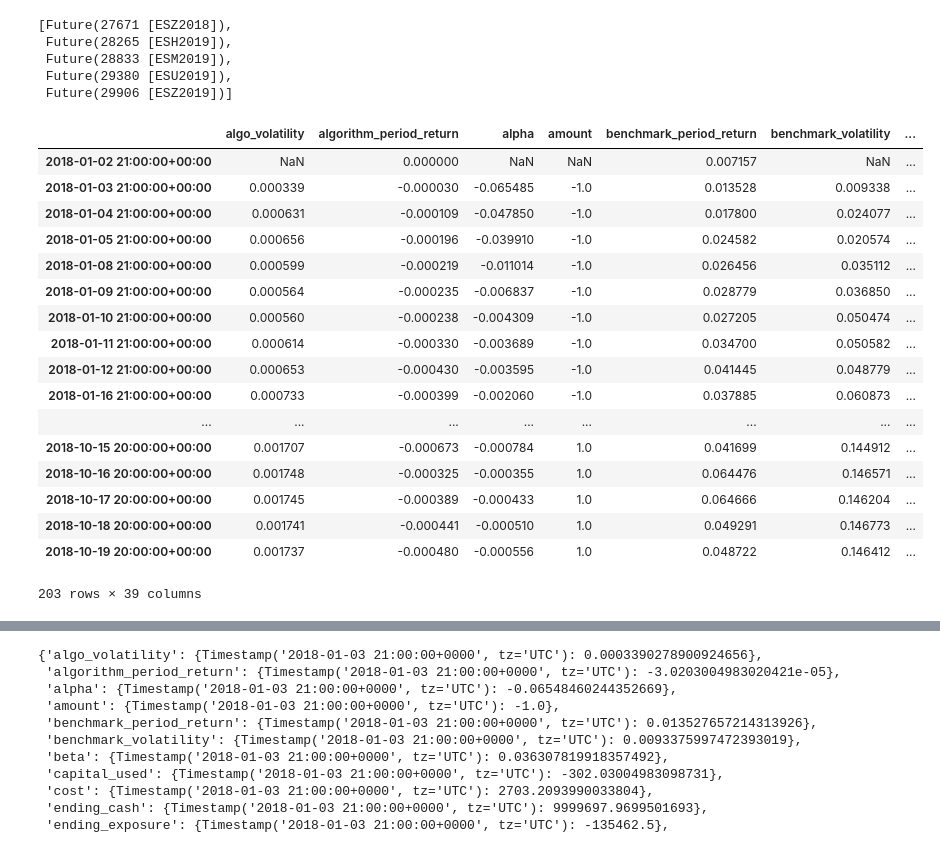
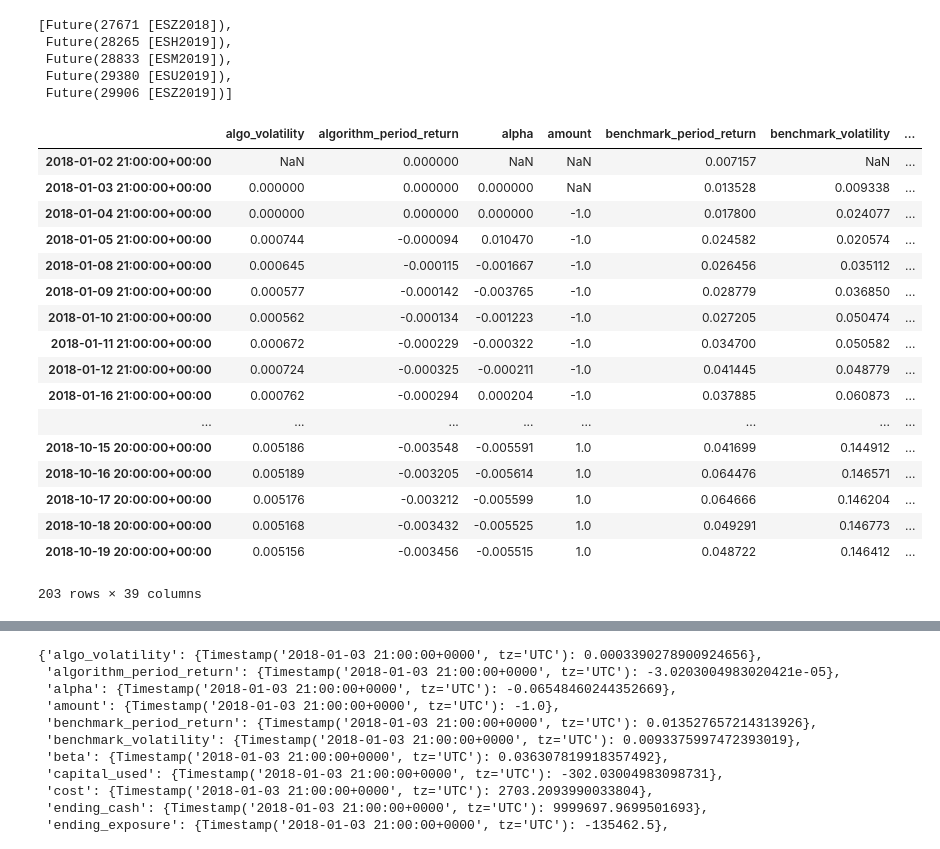
Before and after one commit to t1user/zipline, a Jupyter notebook: notebooks/futures_test_notebook_01.ipynb, the cells around one changed output, grey strips where cells are left out. Saved outputs shown, nothing was run; the diff lists cells and outputs as text; code cells hidden in the pictures.

```diff
--- a/notebooks/futures_test_notebook_01.ipynb
+++ b/notebooks/futures_test_notebook_01.ipynb
@@ -351,51 +351,57 @@ ch[-1]
  Future(29906 [ESZ2019])]
 # %%
 %%zipline --start 2018-1-1 --end 2018-10-20 -b futures
-from zipline.api import order, record, symbol, continuous_future, future_symbol
+from zipline.api import (order, record, symbol, continuous_future, future_symbol,
+                         order_target_percent, set_slippage, set_commission)
+from zipline.finance.slippage import FixedSlippage
+from zipline.finance.commission import PerTrade
 import random
 
 def initialize(context):
     context.cf = continuous_future('ES', roll='volume', adjustment='add')
     context.counter = 0
+    set_slippage(us_futures=FixedSlippage(spread=0.0))
+    set_commission(us_futures=PerTrade(0))
 
 def handle_data(context, data):
     """
     If there are no open positions, randomly buy or sell one contract. Hold for 10 days. Close-out.
     """
     if context.portfolio.positions:
         context.counter += 1
         positions = context.portfolio.positions
         asset_object = list(positions.keys())[0]
         position_object = positions[asset_object]
         record(cost = position_object.cost_basis,
                amount = position_object.amount)
         if context.counter < 10:
             return
         else:
             order(asset_object, -position_object.amount)
             context.counter = 0
     else:
         asset = data.current(context.cf, 'contract')
+        open = data.current(context.cf, 'open')
         amount = random.sample([-1, 1], 1)[0]
-        order(asset, amount)
+        order(asset, amount, limit_price=open)
 # %% [output]
 |  | algo_volatility | algorithm_period_return | alpha | amount | benchmark_period_return | benchmark_volatility | ... |
 | 2018-01-02 21:00:00+00:00 | NaN | 0.000000 | NaN | NaN | 0.007157 | NaN | ... |
-| 2018-01-03 21:00:00+00:00 | 0.000339 | -0.000030 | -0.065485 | -1.0 | 0.013528 | 0.009338 | ... |
-| 2018-01-04 21:00:00+00:00 | 0.000631 | -0.000109 | -0.047850 | -1.0 | 0.017800 | 0.024077 | ... |
-| 2018-01-05 21:00:00+00:00 | 0.000656 | -0.000196 | -0.039910 | -1.0 | 0.024582 | 0.020574 | ... |
-| 2018-01-08 21:00:00+00:00 | 0.000599 | -0.000219 | -0.011014 | -1.0 | 0.026456 | 0.035112 | ... |
-| 2018-01-09 21:00:00+00:00 | 0.000564 | -0.000235 | -0.006837 | -1.0 | 0.028779 | 0.036850 | ... |
-| 2018-01-10 21:00:00+00:00 | 0.000560 | -0.000238 | -0.004309 | -1.0 | 0.027205 | 0.050474 | ... |
-| 2018-01-11 21:00:00+00:00 | 0.000614 | -0.000330 | -0.003689 | -1.0 | 0.034700 | 0.050582 | ... |
-| 2018-01-12 21:00:00+00:00 | 0.000653 | -0.000430 | -0.003595 | -1.0 | 0.041445 | 0.048779 | ... |
-| 2018-01-16 21:00:00+00:00 | 0.000733 | -0.000399 | -0.002060 | -1.0 | 0.037885 | 0.060873 | ... |
+| 2018-01-03 21:00:00+00:00 | 0.000000 | 0.000000 | 0.000000 | NaN | 0.013528 | 0.009338 | ... |
+| 2018-01-04 21:00:00+00:00 | 0.000000 | 0.000000 | 0.000000 | -1.0 | 0.017800 | 0.024077 | ... |
+| 2018-01-05 21:00:00+00:00 | 0.000744 | -0.000094 | 0.010470 | -1.0 | 0.024582 | 0.020574 | ... |
+| 2018-01-08 21:00:00+00:00 | 0.000645 | -0.000115 | -0.001667 | -1.0 | 0.026456 | 0.035112 | ... |
+| 2018-01-09 21:00:00+00:00 | 0.000577 | -0.000142 | -0.003765 | -1.0 | 0.028779 | 0.036850 | ... |
+| 2018-01-10 21:00:00+00:00 | 0.000562 | -0.000134 | -0.001223 | -1.0 | 0.027205 | 0.050474 | ... |
+| 2018-01-11 21:00:00+00:00 | 0.000672 | -0.000229 | -0.000322 | -1.0 | 0.034700 | 0.050582 | ... |
+| 2018-01-12 21:00:00+00:00 | 0.000724 | -0.000325 | -0.000211 | -1.0 | 0.041445 | 0.048779 | ... |
+| 2018-01-16 21:00:00+00:00 | 0.000762 | -0.000294 | 0.000204 | -1.0 | 0.037885 | 0.060873 | ... |
 | ... | ... | ... | ... | ... | ... | ... | ... |
-| 2018-10-15 20:00:00+00:00 | 0.001707 | -0.000673 | -0.000784 | 1.0 | 0.041699 | 0.144912 | ... |
-| 2018-10-16 20:00:00+00:00 | 0.001748 | -0.000325 | -0.000355 | 1.0 | 0.064476 | 0.146571 | ... |
-| 2018-10-17 20:00:00+00:00 | 0.001745 | -0.000389 | -0.000433 | 1.0 | 0.064666 | 0.146204 | ... |
-| 2018-10-18 20:00:00+00:00 | 0.001741 | -0.000441 | -0.000510 | 1.0 | 0.049291 | 0.146773 | ... |
-| 2018-10-19 20:00:00+00:00 | 0.001737 | -0.000480 | -0.000556 | 1.0 | 0.048722 | 0.146412 | ... |
+| 2018-10-15 20:00:00+00:00 | 0.005186 | -0.003548 | -0.005591 | 1.0 | 0.041699 | 0.144912 | ... |
+| 2018-10-16 20:00:00+00:00 | 0.005189 | -0.003205 | -0.005614 | 1.0 | 0.064476 | 0.146571 | ... |
+| 2018-10-17 20:00:00+00:00 | 0.005176 | -0.003212 | -0.005599 | 1.0 | 0.064666 | 0.146204 | ... |
+| 2018-10-18 20:00:00+00:00 | 0.005168 | -0.003432 | -0.005525 | 1.0 | 0.049291 | 0.146773 | ... |
+| 2018-10-19 20:00:00+00:00 | 0.005156 | -0.003456 | -0.005515 | 1.0 | 0.048722 | 0.146412 | ... |
 203 rows × 39 columns
 # %%
 results = _
```
Also changed, not shown: parts of 3 cells of this notebook, 10 other files.
